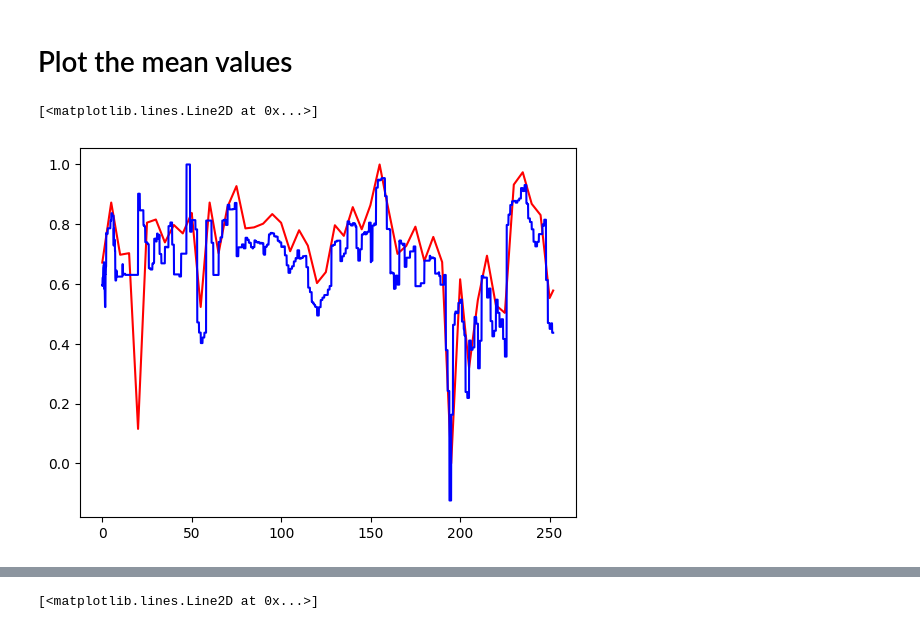
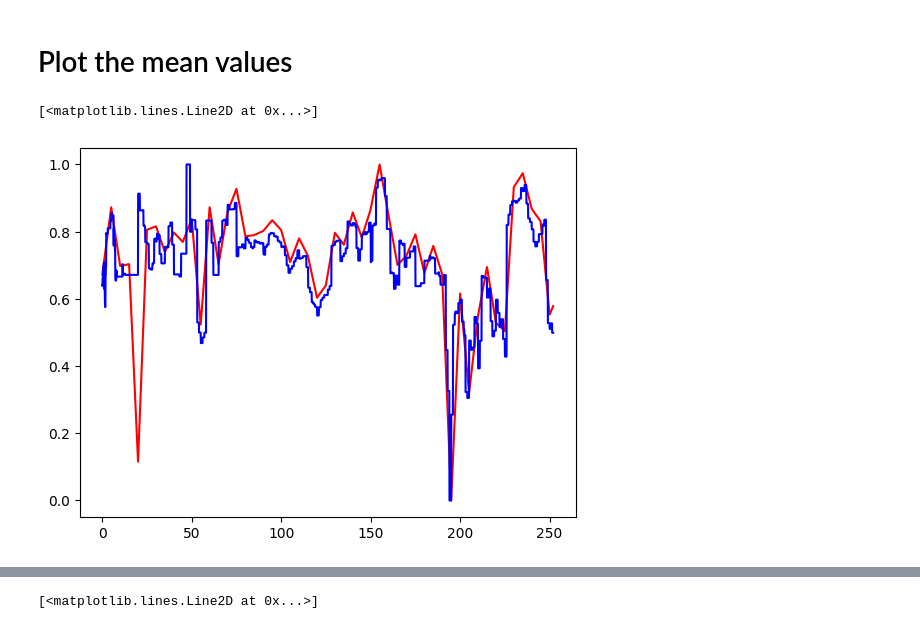
Before and after one commit to VlastaKoudelka/libusin20250322, a Jupyter notebook: zirkonPDF.ipynb, the cells around one changed output, grey strips where cells are left out. Drawn from its saved outputs; the diff is of its cells as text; code cells hidden in the pictures.

```diff
--- a/zirkonPDF.ipynb
+++ b/zirkonPDF.ipynb
@@ -56,5 +56,7 @@ while current_start + window_size <= end_age:
 relative_counts_df = pd.DataFrame(relative_counts)
 mean_values_df = pd.DataFrame(mean_values).fillna(method='ffill').fillna(method='bfill')
 relative_counts_df = pd.concat([relative_counts_df, mean_values_df], axis=1)
+relative_counts_df["Mean"] = (relative_counts_df["Mean"] - relative_counts_df["Mean"].min()) / (relative_counts_df["Mean"].max() - relative_counts_df["Mean"].min())
+relative_counts_df["Count"] = (relative_counts_df["Count"] - relative_counts_df["Count"].min()) / (relative_counts_df["Count"].max() - relative_counts_df["Count"].min())
 print(relative_counts_df)
 # %% [output]
@@ -84,9 +86,9 @@ plt.plot(relative_counts_df['Start'], relative_counts_df['Count']/relative_count
 # Plot the mean values
 # %%
 plt.plot(df_filt["Age"], df_filt["ZIR_Interpolated_mean_d18O"],color='red')
-plt.plot(relative_counts_df['Start'], relative_counts_df["Mean"]/relative_counts_df["Mean"].max(), label='Mean', color='blue')
+plt.plot(relative_counts_df['Start'], relative_counts_df["Mean"], color='blue')
 # %% [output]
 [<matplotlib.lines.Line2D at 0x...>]
-[figure, old version]
+[figure, new version]
 # %%
 relative_counts_df = relative_counts_df.iloc[::-1].reset_index(drop=True)
```
Also changed, not shown: parts of 8 cells of this notebook, 2 other files.
